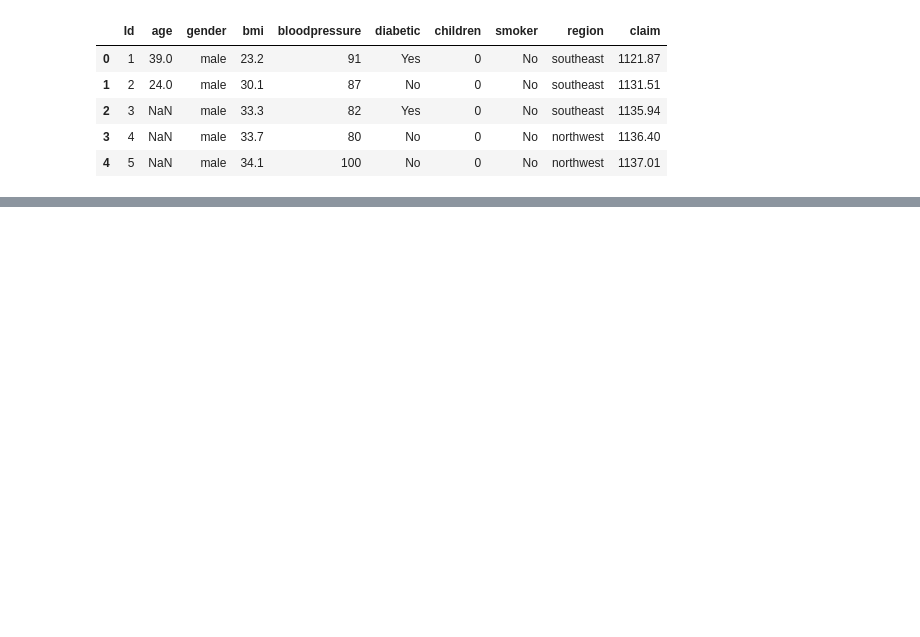
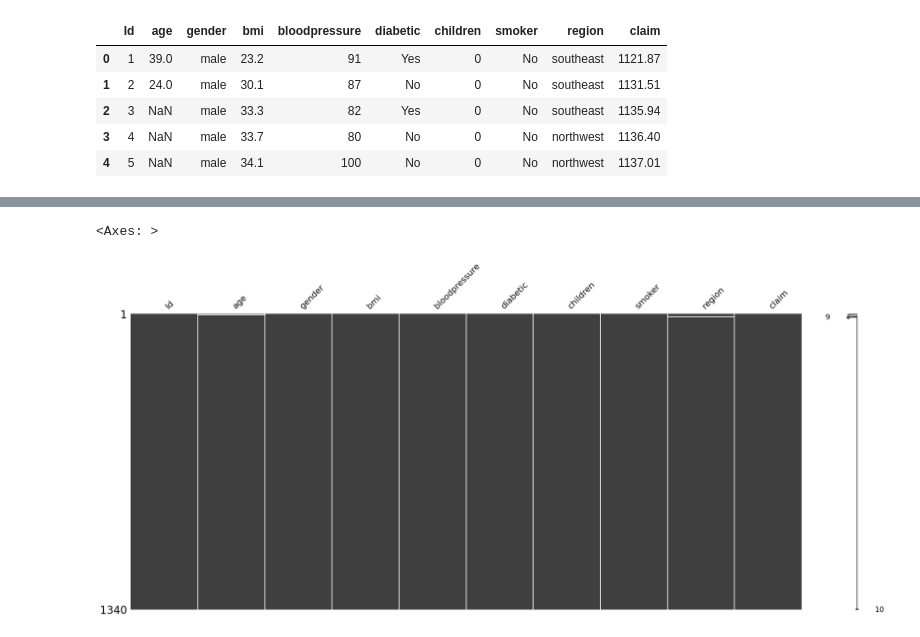
Before and after one commit to nayeem29dse/Predicting-Health-Insurance-Costs-with-streamlit-deployment, a Jupyter notebook: analysis.ipynb, the cells around one changed output, grey strips where cells are left out. Drawn from its saved outputs; the diff is of its cells as text; code cells hidden in the pictures; blank space fills up the shorter version.

Commit message:
finding missing value

```diff
--- a/analysis.ipynb
+++ b/analysis.ipynb
@@ -16,0 +29,6 @@ df.head()
+# %%
+import missingno as msno
+msno.matrix(df)
+# %% [output]
+<Axes: >
+[figure, added]
```
Also changed, not shown: parts of 2 cells of this notebook.
